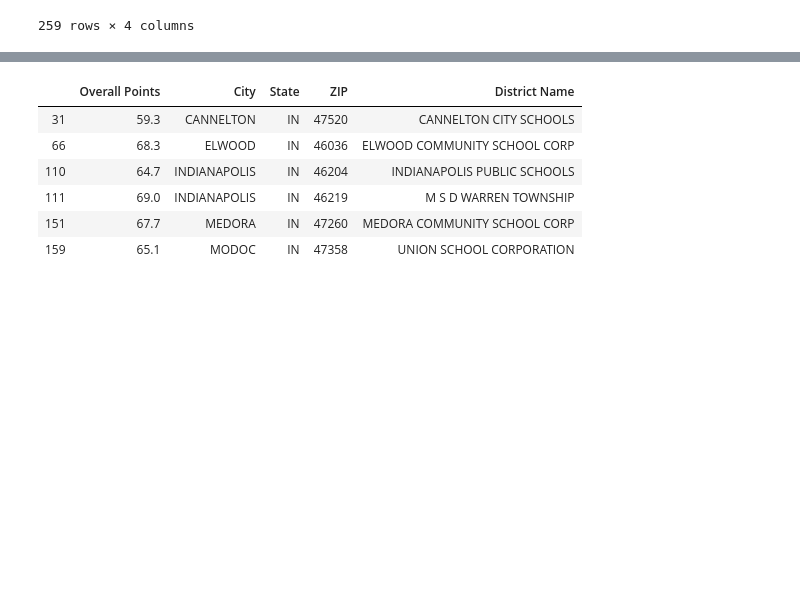
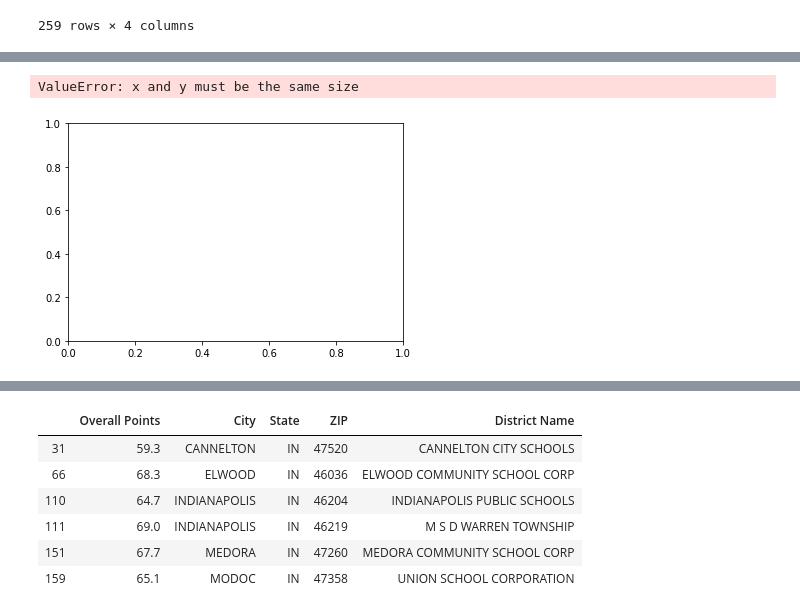
Before and after one commit to emmaolof/Does-Higher-Median-Income-Mean-Higher-Test-Scores-, a Jupyter notebook: Group Project Brent (Matt).ipynb, the cells around one changed output, grey strips where cells are left out. Saved outputs shown, nothing was run; the diff lists cells and outputs as text; code cells hidden in the pictures; blank space fills up the shorter version.

```diff
--- a/Group Project Brent (Matt).ipynb
+++ b/Group Project Brent (Matt).ipynb
@@ -246,0 +245,5 @@ Name: 120, dtype: float64
+# %%
+#All school with test scores equal to or over 76
+over_seventy_six = test_score_table.loc[test_score_table["Overall Points"] >=76, [
+    "Overall Points",'Adjust Gross Income',"City", "State", "ZIP", "District Name"]]
+over_seventy_six
@@ -247 +264,10 @@ Name: 120, dtype: float64
+# %%
+#Scatter Plot
+over_seventy_six_scatter = over_seventy_six.index
+over_seventy_six_scatter
+under_seventy_six_scatter = under_seventy_six['Overall Points']
+plt.scatter(over_seventy_six_scatter, under_seventy_six_scatter)
+# %% [output]
+ValueError: x and y must be the same size
+[figure, added]
 # %%
```
Also changed, not shown: parts of 10 cells of this notebook, 5 other files.
